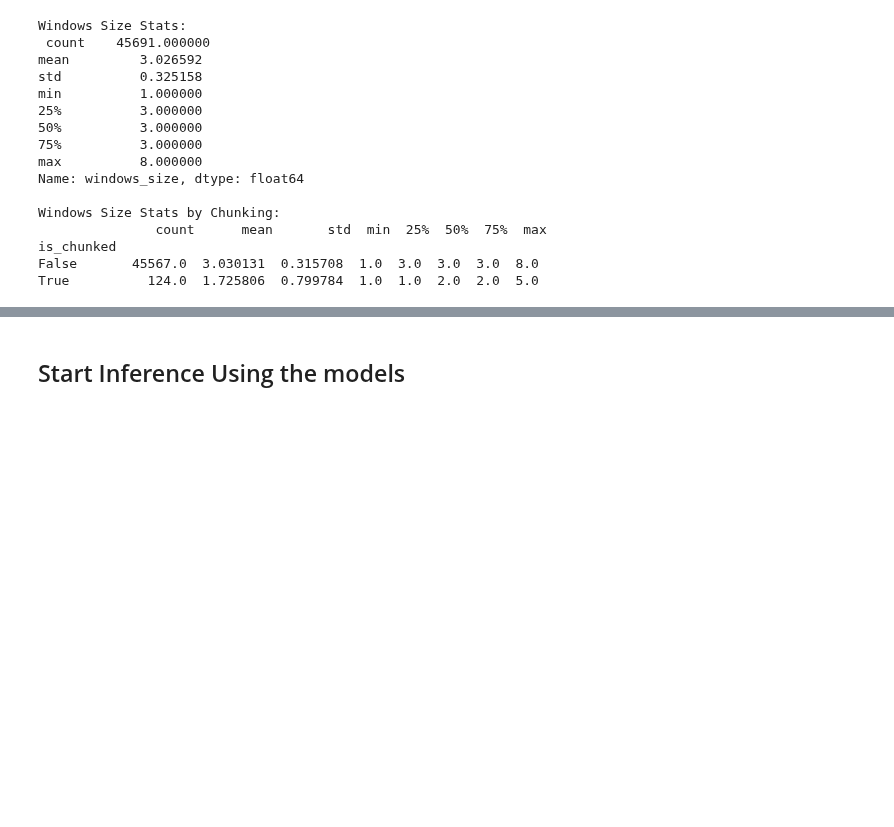
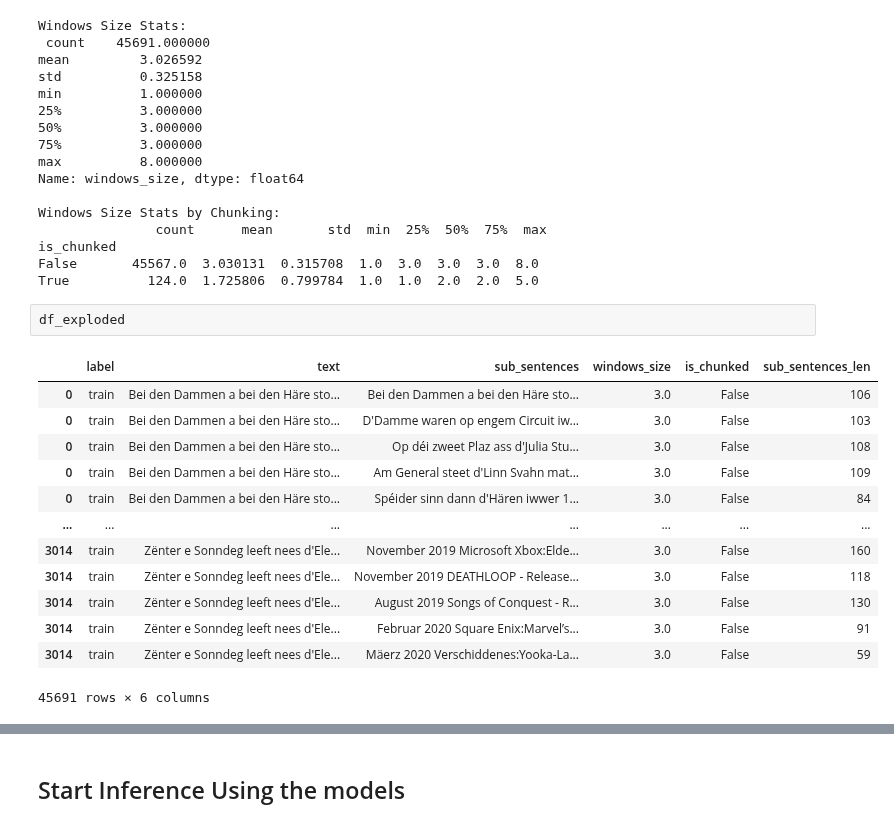
Before and after one commit to DobricLilujun/mt_luxembourgish, a Jupyter notebook: notebook/model_translation_pipeline.ipynb, the cells around one changed output, grey strips where cells are left out. Cells and saved outputs as stored; diff of their text form; blank space fills up the shorter version.

```diff
--- a/notebook/model_translation_pipeline.ipynb
+++ b/notebook/model_translation_pipeline.ipynb
@@ -169,3 +234,19 @@ Windows Size Stats by Chunking:
 is_chunked
 False       45567.0  3.030131  0.315708  1.0  3.0  3.0  3.0  8.0
 True          124.0  1.725806  0.799784  1.0  1.0  2.0  2.0  5.0
+# %%
+df_exploded
+# %% [output]
+|  | label | text | sub_sentences | windows_size | is_chunked | sub_sentences_len |
+| 0 | train | Bei den Dammen a bei den Häre sto... | Bei den Dammen a bei den Häre sto... | 3.0 | False | 106 |
+| 0 | train | Bei den Dammen a bei den Häre sto... | D'Damme waren op engem Circuit iw... | 3.0 | False | 103 |
+| 0 | train | Bei den Dammen a bei den Häre sto... | Op déi zweet Plaz ass d'Julia Stu... | 3.0 | False | 108 |
+| 0 | train | Bei den Dammen a bei den Häre sto... | Am General steet d'Linn Svahn mat... | 3.0 | False | 109 |
+| 0 | train | Bei den Dammen a bei den Häre sto... | Spéider sinn dann d'Hären iwwer 1... | 3.0 | False | 84 |
+| ... | ... | ... | ... | ... | ... | ... |
+| 3014 | train | Zënter e Sonndeg leeft nees d'Ele... | November 2019 Microsoft Xbox:Elde... | 3.0 | False | 160 |
+| 3014 | train | Zënter e Sonndeg leeft nees d'Ele... | November 2019 DEATHLOOP - Release... | 3.0 | False | 118 |
+| 3014 | train | Zënter e Sonndeg leeft nees d'Ele... | August 2019 Songs of Conquest - R... | 3.0 | False | 130 |
+| 3014 | train | Zënter e Sonndeg leeft nees d'Ele... | Februar 2020 Square Enix:Marvel’s... | 3.0 | False | 91 |
+| 3014 | train | Zënter e Sonndeg leeft nees d'Ele... | Mäerz 2020 Verschiddenes:Yooka-La... | 3.0 | False | 59 |
+45691 rows × 6 columns
```
Also changed, not shown: parts of 10 cells of this notebook.
